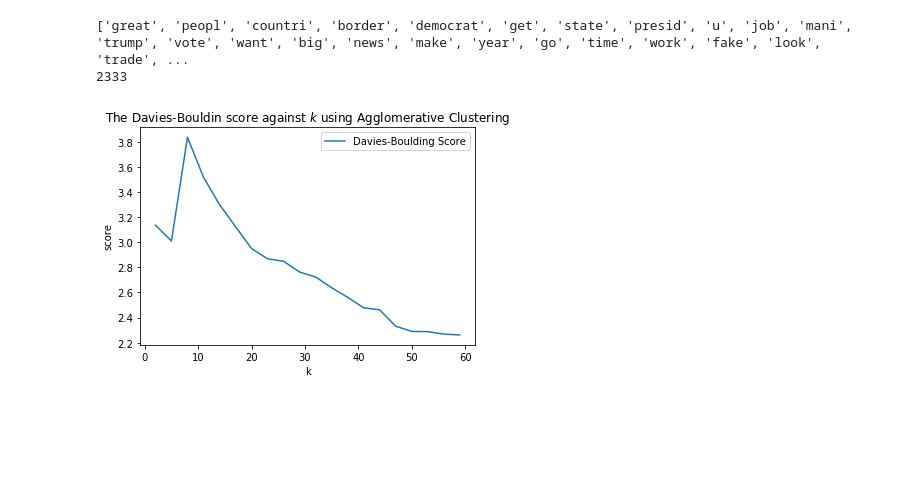
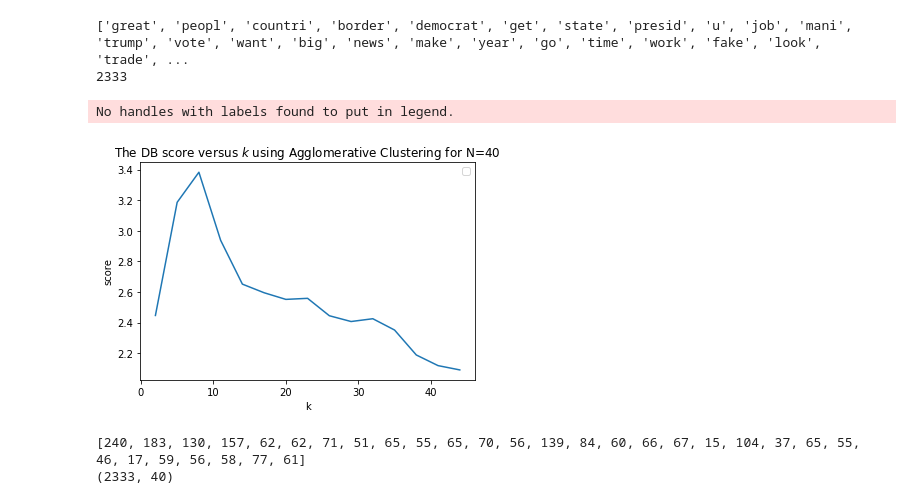
Before and after one commit to RojerGS/DataScience, a Jupyter notebook: TrumpTweetsClustering/dataExploration.ipynb, the cells around one changed output. Saved outputs shown, nothing was run; the diff lists cells and outputs as text; code cells hidden in the pictures; blank space fills up the shorter version.

Commit message:
Added agglomerative clustering

```diff
--- a/TrumpTweetsClustering/dataExploration.ipynb
+++ b/TrumpTweetsClustering/dataExploration.ipynb
@@ -248,7 +248,7 @@ dh
 # turn each tweet into a vector with N coordinates
 # also, tag each tweet with a unique ID
 # coordinate i of tweeter n will say how many times the top word i appeared
-N = 50
+N = 40
 topN_words = [t[0] for t in words_tuples[:N]]
 vector_tweets = []
 newID = 0
@@ -622,7 +614,7 @@ for cluster in dbscan_clusters:
 # turn each tweet into a vector with N coordinates
 # also, tag each tweet with a unique ID
 # coordinate i of tweeter n will say how many times the top word i appeared
-N = 50
+N = 40
 topN_words = [t[0] for t in words_tuples[:N]]
 vector_tweets = []
 newID = 0
@@ -639,25 +631,44 @@ print(len(tweets))
 2333
 # %%
 # Determine the Davies-Boulding Score for different values of K
-K = range(2,60,3)
+K = range(2,45,3)
 DB = np.zeros_like(K).astype(float)
 # SilSc = np.zeros_like(K).astype(float)
 i = 0
 
 mat = np.array([t[1] for t in vector_tweets])
 for k in K:
     kmeans = AgglomerativeClustering(n_clusters = k).fit(mat)
     with np.errstate(divide='ignore'):
         DB[i] = metrics.davies_bouldin_score(mat, kmeans.labels_)
 #         SilSc[i] = metrics.silhouette_score(mat, kmeans.labels_, metric='euclidean')
     i += 1
 
-plt.plot(K,DB, label = 'Davies-Boulding Score')
+plt.plot(K,DB)
 # plt.plot(K,SilSc, label = 'Silhouette Score')
 plt.xlabel('k')
 plt.ylabel('score')
-plt.title(r'The Davies-Bouldin score against $k$ using Agglomerative Clustering')
+plt.title(r'The DB score versus $k$ using Agglomerative Clustering for N=40')
 plt.legend()
 plt.show()
 # %% [output]
+No handles with labels found to put in legend.
-[figure, old version]
+[figure, new version]
+# %%
+# Best small k according DB score
+k = 30
+
+# use scikit to perform KMeans
+kmeans = AgglomerativeClustering(n_clusters = k).fit(mat)
+sk_clusters = [[] for i in range(max(kmeans.labels_+1))]
+for idx, lbl in enumerate(kmeans.labels_):
+    sk_clusters[lbl].append(idx)
+
+# DB = davies_bouldin_score(mat, kmeans.labels_)
+
+
+print(list(map(len, sk_clusters)))
+print(mat.shape)
+# %% [output]
+[240, 183, 130, 157, 62, 62, 71, 51, 65, 55, 65, 70, 56, 139, 84, 60, 66, 67, 15, 104, 37, 65, 55, 46, 17, 59, 56, 58, 77, 61]
+(2333, 40)
```
Also changed, not shown: parts of 6 cells of this notebook, 5 other files.
